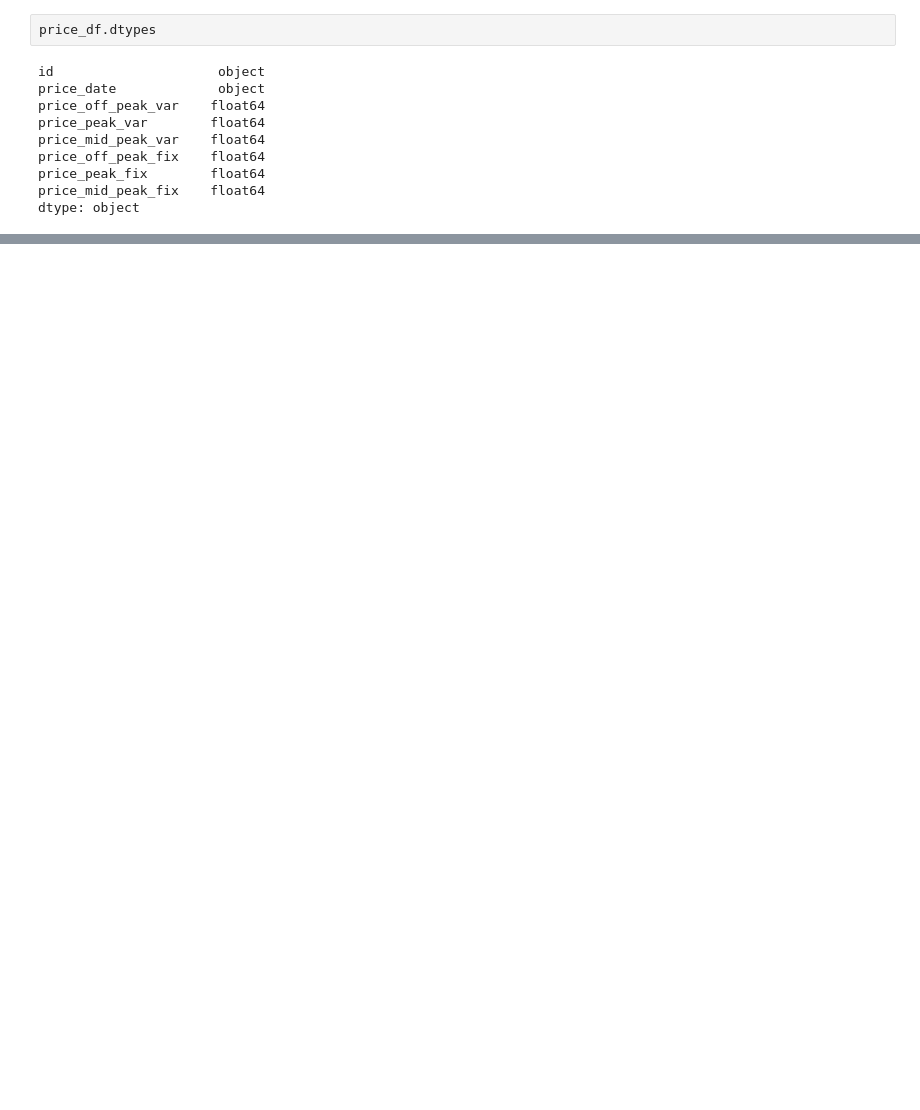
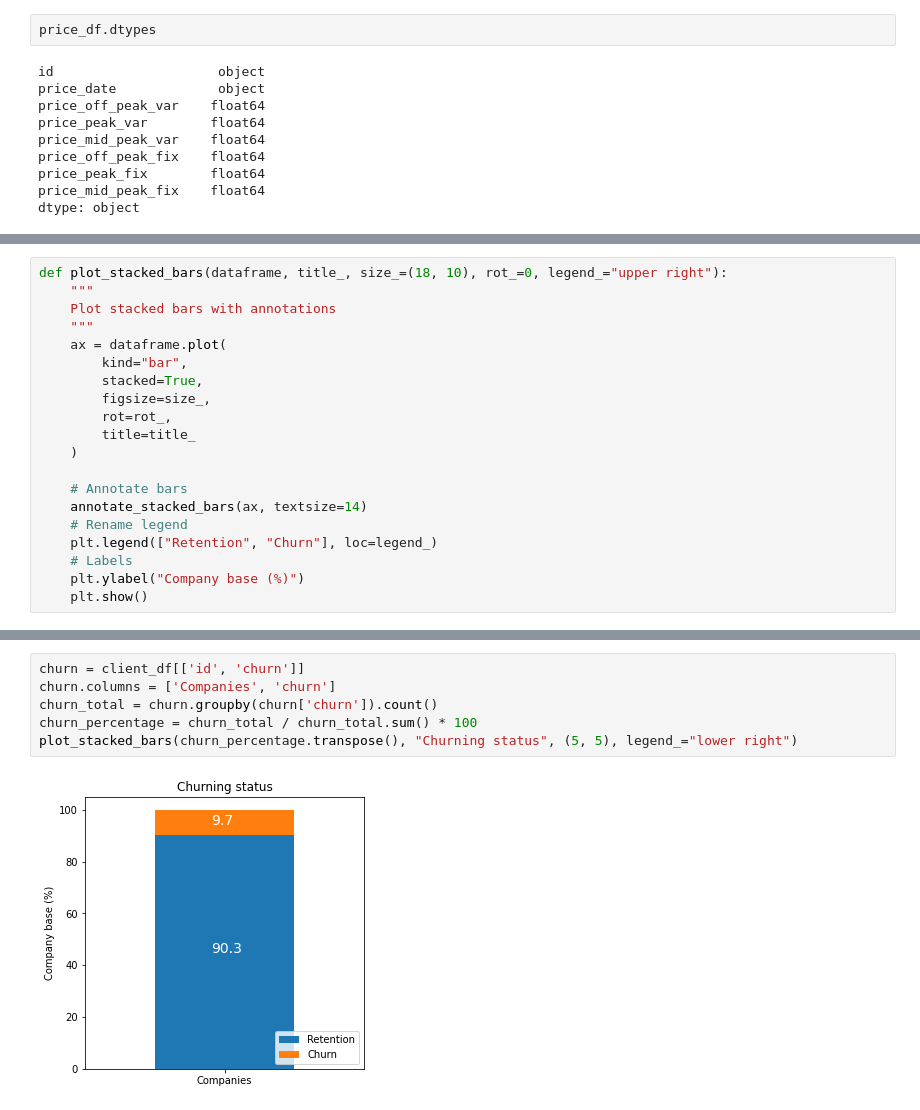
Before and after one commit to zliu15471/BCG, a Jupyter notebook: notebooks/Task 2.ipynb, the cells around one changed output, grey strips where cells are left out. Cells and saved outputs as stored; diff of their text form; blank space fills up the shorter version.

```diff
--- a/notebooks/Task 2.ipynb
+++ b/notebooks/Task 2.ipynb
@@ -106,0 +267,20 @@ dtype: object
+# %%
+def plot_stacked_bars(dataframe, title_, size_=(18, 10), rot_=0, legend_="upper right"):
+    """
+    Plot stacked bars with annotations
+    """
+    ax = dataframe.plot(
+        kind="bar",
+        stacked=True,
+        figsize=size_,
+        rot=rot_,
+        title=title_
+    )
+
+    # Annotate bars
+    annotate_stacked_bars(ax, textsize=14)
+    # Rename legend
+    plt.legend(["Retention", "Churn"], loc=legend_)
+    # Labels
+    plt.ylabel("Company base (%)")
+    plt.show()
@@ -106,0 +321,8 @@ dtype: object
+# %%
+churn = client_df[['id', 'churn']]
+churn.columns = ['Companies', 'churn']
+churn_total = churn.groupby(churn['churn']).count()
+churn_percentage = churn_total / churn_total.sum() * 100
+plot_stacked_bars(churn_percentage.transpose(), "Churning status", (5, 5), legend_="lower right")
+# %% [output]
+[figure, added]
```
Also changed, not shown: parts of 22 cells of this notebook.
